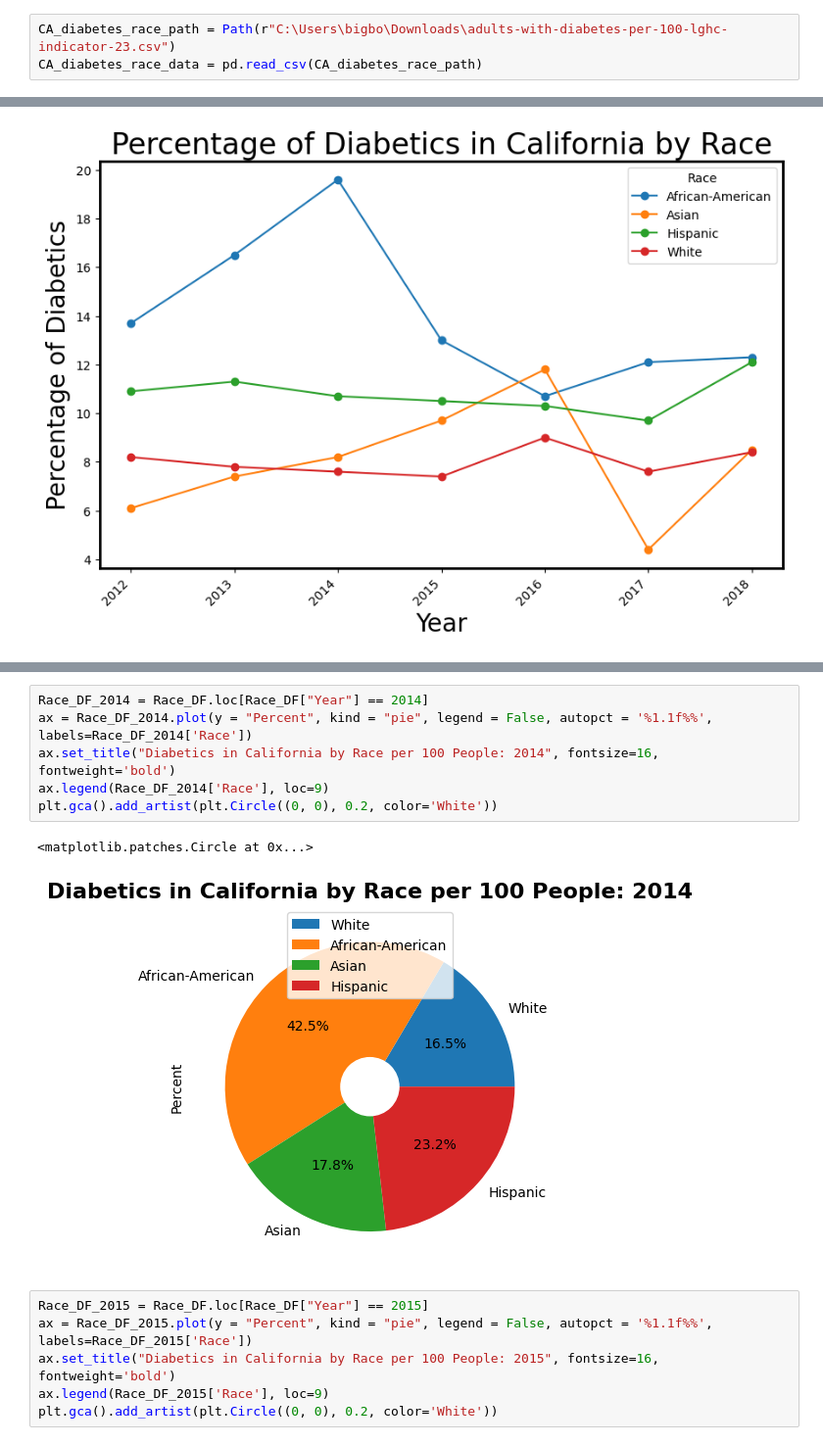
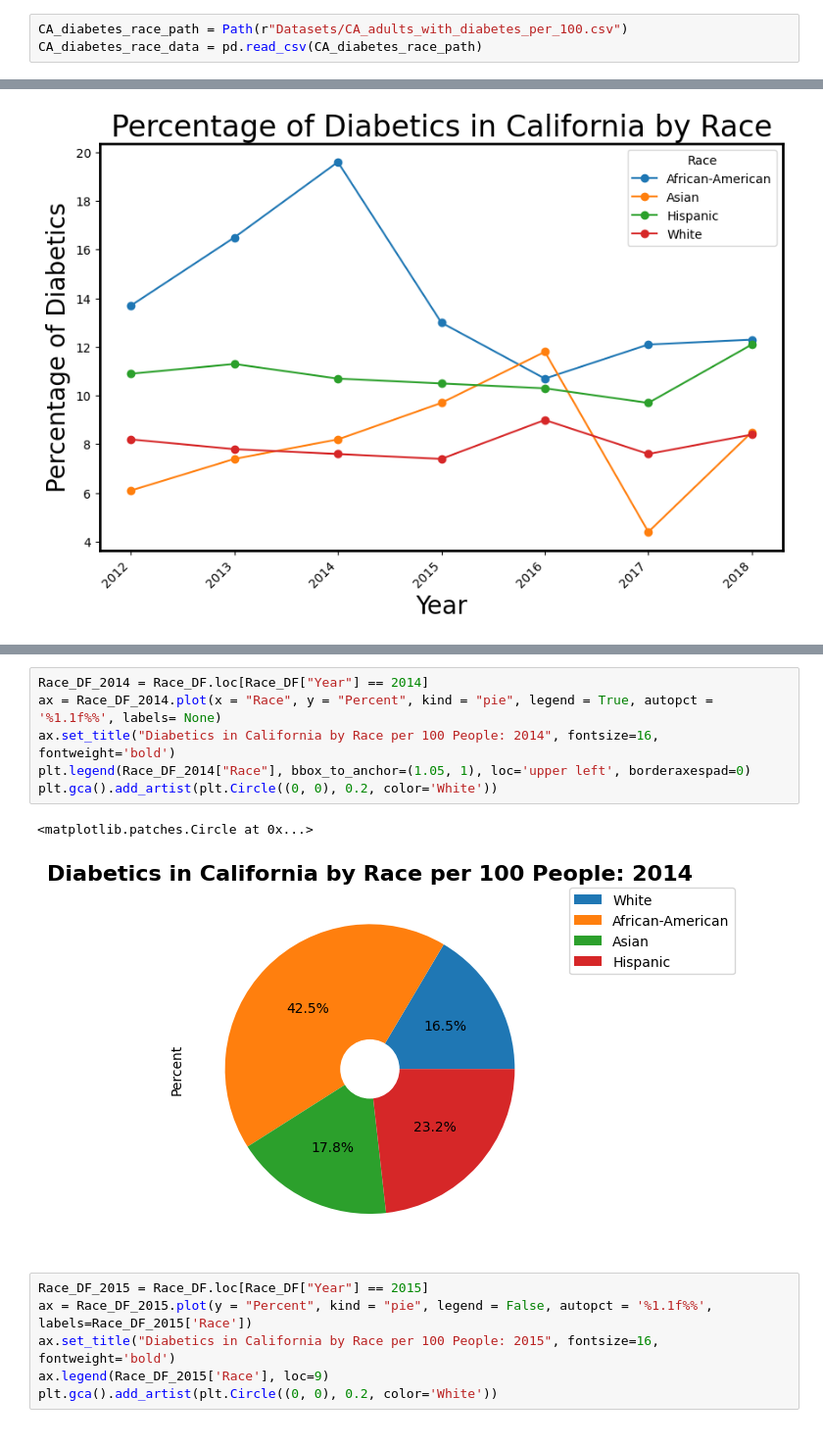
Before and after one commit to isabelmwork/Project1_Diabetes, a Jupyter notebook: Data_Race_Diabetes.ipynb, the cells around one changed output, grey strips where cells are left out. Shown at 98% size. Drawn from its saved outputs; the diff is of its cells as text.

```diff
--- a/Data_Race_Diabetes.ipynb
+++ b/Data_Race_Diabetes.ipynb
@@ -9,7 +9,7 @@ from scipy.stats import linregress
 
 from pathlib import Path
 # %%
-CA_diabetes_race_path = Path(r"C:\Users\bigbo\Downloads\adults-with-diabetes-per-100-lghc-indicator-23.csv")
+CA_diabetes_race_path = Path(r"Datasets/CA_adults_with_diabetes_per_100.csv")
 CA_diabetes_race_data = pd.read_csv(CA_diabetes_race_path)
 # %%
 CA_diabetes_race_data.columns
@@ -91,12 +100,12 @@ plt.show()
 # %%
 Race_DF_2014 = Race_DF.loc[Race_DF["Year"] == 2014]
-ax = Race_DF_2014.plot(y = "Percent", kind = "pie", legend = False, autopct = '%1.1f%%', labels=Race_DF_2014['Race'])
+ax = Race_DF_2014.plot(x = "Race", y = "Percent", kind = "pie", legend = True, autopct = '%1.1f%%', labels= None)
 ax.set_title("Diabetics in California by Race per 100 People: 2014", fontsize=16, fontweight='bold')
-ax.legend(Race_DF_2014['Race'], loc=9)
+plt.legend(Race_DF_2014["Race"], bbox_to_anchor=(1.05, 1), loc='upper left', borderaxespad=0)
 plt.gca().add_artist(plt.Circle((0, 0), 0.2, color='White'))
 # %% [output]
 <matplotlib.patches.Circle at 0x...>
-[figure, old version]
+[figure, new version]
 # %%
 Race_DF_2015 = Race_DF.loc[Race_DF["Year"] == 2015]
 ax = Race_DF_2015.plot(y = "Percent", kind = "pie", legend = False, autopct = '%1.1f%%', labels=Race_DF_2015['Race'])
```
Also changed, not shown: parts of 4 cells of this notebook.
